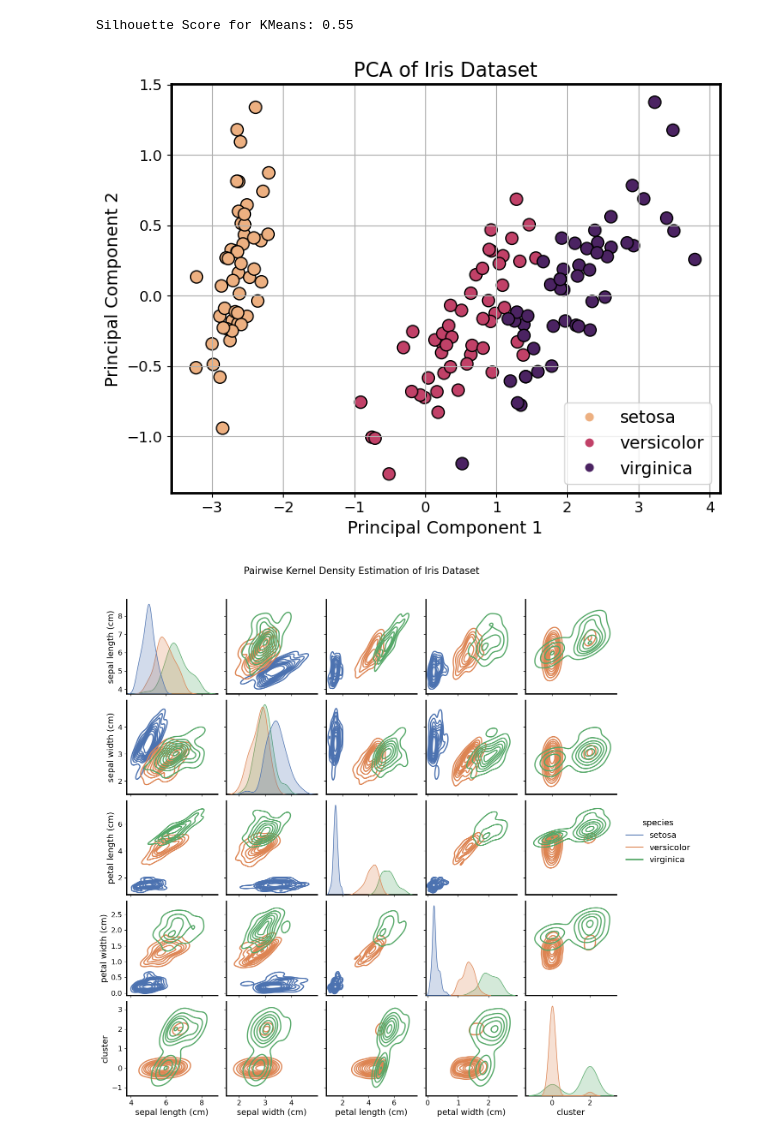
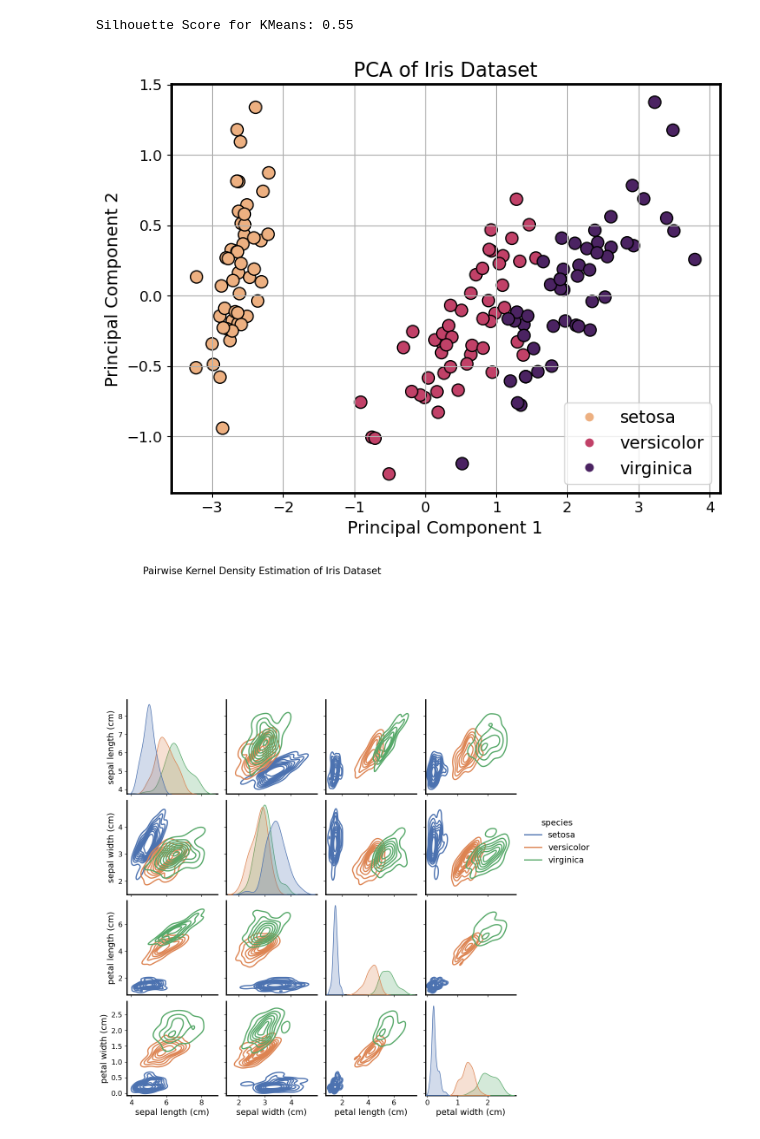
Before and after one commit to martasframos/Data-Projects, a Jupyter notebook: Iris_Dataset/Iris_dataset_analysis.ipynb, the cells around one changed output. Cells and saved outputs as stored; diff of their text form; code cells hidden in the pictures.

```diff
--- a/Iris_Dataset/Iris_dataset_analysis.ipynb
+++ b/Iris_Dataset/Iris_dataset_analysis.ipynb
@@ -37,42 +37,42 @@ print(df.head())
 # Data Exploration and Visualization
 
 # Pairplot to visualize relationships
-g = sns.pairplot(df, hue='species', palette='pastel')
-g.fig.suptitle('Pairplot of Iris Dataset', y=1.02)
+g = sns.pairplot(df, hue = 'species', palette = 'pastel')
+g.fig.suptitle('Pairplot of Iris Dataset', y = 1.02)
 plt.show()
 
 # Correlation heatmap
-plt.figure(figsize=(8, 6))
-sns.heatmap(df.iloc[:, :-1].corr(), annot=True, fmt='.2f', cmap='RdPu', square=True)
+plt.figure(figsize = (8, 6))
+sns.heatmap(df.iloc[:, :-1].corr(), annot = True, fmt = '.2f', cmap = 'RdPu', square = True)
 plt.title('Correlation Heatmap')
-plt.tick_params(axis='both', labelsize = 10)
+plt.tick_params(axis = 'both', labelsize = 10)
 plt.show()
 
 # Violin plot for species distribution
-plt.figure(figsize=(12, 6))
-sns.violinplot(x='species', y='petal length (cm)', data=df, hue='species', palette="husl")
+plt.figure(figsize = (12, 6))
+sns.violinplot(x = 'species', y = 'petal length (cm)', data = df, hue = 'species', palette = 'husl')
 plt.title('Violin Plot of Petal Length by Species')
-plt.tick_params(axis='both', labelsize=12)
+plt.tick_params(axis = 'both', labelsize = 12)
 plt.show()
 
 # Box plot for sepal width with specified order
-plt.figure(figsize=(12, 6))
-sns.boxplot(x='species', y='sepal width (cm)', data=df, order=['setosa', 'versicolor', 'virginica'],
-            hue='species', palette='tab10', boxprops=dict(linewidth=2))
+plt.figure(figsize = (12, 6))
+sns.boxplot(x = 'species', y = 'sepal width (cm)', data = df, order = ['setosa', 'versicolor', 'virginica'],
+            hue = 'species', palette = 'tab10', boxprops = dict(linewidth = 2))
 plt.title('Box Plot of Sepal Width by Species')
-plt.tick_params(axis='both', labelsize=12)
+plt.tick_params(axis = 'both', labelsize = 12)
 plt.show()
 
 # KMeans Clustering
-kmeans = KMeans(n_clusters=3, n_init=10, random_state=42)
+kmeans = KMeans(n_clusters = 3, n_init = 10, random_state = 42)
 df['cluster'] = kmeans.fit_predict(X)
 
-plt.figure(figsize=(8, 6))
-plt.scatter(df['sepal length (cm)'], df['sepal width (cm)'], c=df['cluster'], cmap='plasma', edgecolor='k')
+plt.figure(figsize = (8, 6))
+plt.scatter(df['sepal length (cm)'], df['sepal width (cm)'], c = df['cluster'], cmap = 'plasma', edgecolor = 'k')
 plt.title('KMeans Clustering of Iris Dataset')
 plt.xlabel('Sepal Length (cm)')
 plt.ylabel('Sepal Width (cm)')
-plt.tick_params(axis='both', labelsize=12)
+plt.tick_params(axis = 'both', labelsize = 12)
 plt.show()
 
 # Evaluate Clustering
@@ -80,63 +80,52 @@ silhouette_avg = silhouette_score(X, df['cluster'])
 print(f'Silhouette Score for KMeans: {silhouette_avg:.2f}')
 
 # PCA for Visualization
-pca = PCA(n_components=2)
+pca = PCA(n_components = 2)
 X_pca = pca.fit_transform(X)
 
-plt.figure(figsize=(8, 6))
-scatter = plt.scatter(X_pca[:, 0], X_pca[:, 1], c=y, cmap='flare', edgecolor='k', s=100)
+plt.figure(figsize = (8, 6))
+scatter = plt.scatter(X_pca[:, 0], X_pca[:, 1], c = y, cmap = 'flare', edgecolor = 'k', s = 100)
 
 # Create a custom legend for species
 legend_labels = iris.target_names
 handles, _ = scatter.legend_elements()
-plt.legend(handles, legend_labels, loc='lower right')
+plt.legend(handles, legend_labels, loc = 'lower right')
 
 plt.title('PCA of Iris Dataset')
 plt.xlabel('Principal Component 1')
 plt.ylabel('Principal Component 2')
 plt.grid()
-plt.tick_params(axis='both', labelsize=12)
+plt.tick_params(axis = 'both', labelsize = 12)
 plt.show()
 
 
-# Pairwise Kernel Density Estimation (KDE)
-sns.pairplot(df, hue='species', kind='kde', palette='deep')
-plt.title('Pairwise Kernel Density Estimation of Iris Dataset', loc='center', y=5.5, x=-1.8)
-plt.tick_params(axis='both', labelsize=12)
+# KDE
+
+df = df.drop(columns = ['cluster']) #I do not want the cluster created above in the KDE plot
+
+sns.pairplot(df, hue = 'species', kind = 'kde', palette = 'deep')
+plt.title('Pairwise Kernel Density Estimation of Iris Dataset', loc = 'center', y = 5.5, x = -1.8)
+plt.tick_params(axis = 'both', labelsize = 12)
 plt.show()
-
-# Feature Engineering
-df['sepal_length_width'] = df['sepal length (cm)'] * df['sepal width (cm)']
-df['petal_length_width'] = df['petal length (cm)'] * df['petal width (cm)']
-
-# t-SNE Visualization
-tsne = TSNE(n_components=2, random_state=42)
-X_tsne = tsne.fit_transform(X)
-
-plt.figure(figsize=(8, 6))
-sns.scatterplot(x=X_tsne[:, 0], y=X_tsne[:, 1], hue=df['species'], palette='mako', s=100)
-plt.title('t-SNE Visualization of Iris Dataset')
-plt.tick_params(axis='both', labelsize=12)
-plt.show()
 # %% [output]
    sepal length (cm)  sepal width (cm)  petal length (cm)  petal width (cm)  \
 0                5.1               3.5                1.4               0.2
 1                4.9               3.0                1.4               0.2
 2                4.7               3.2                1.3               0.2
 3                4.6               3.1                1.5               0.2
 4                5.0               3.6                1.4               0.2
 
   species
 0  setosa
 1  setosa
 2  setosa
 3  setosa
 4  setosa
 [figure]
 [figure]
 [figure]
 [figure]
 [figure]
 Silhouette Score for KMeans: 0.55
 [figure]
-[figure, old version]
+[figure, new version]
```
Also changed, not shown: parts of 1 cell of this notebook, 7 other files.
